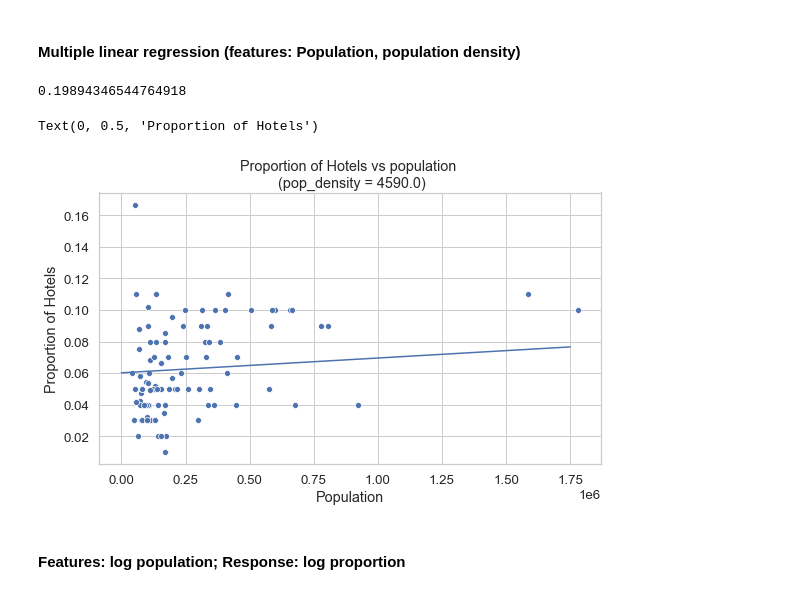
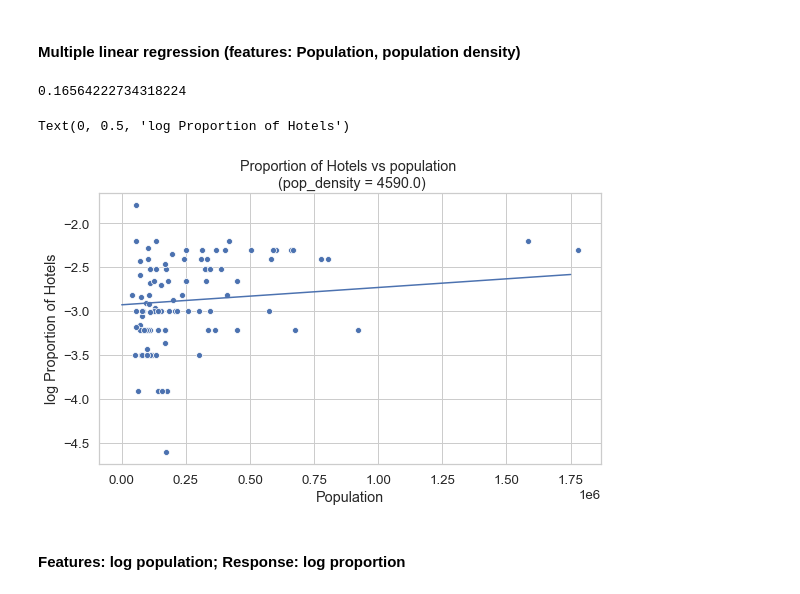
Before and after one commit to aldencabajar/coursera_capstone, a Jupyter notebook: capstone_project_notebook .ipynb, the cells around one changed output. Drawn from its saved outputs; the diff is of its cells as text; code cells hidden in the pictures.

```diff
--- a/capstone_project_notebook .ipynb
+++ b/capstone_project_notebook .ipynb
@@ -439,32 +454,36 @@ Coffee_shop_df.shape
 #### Multiple linear regression (features: Population, population density)
 # %%
 from sklearn.linear_model import LinearRegression
+from sklearn.model_selection import cross_val_score
 
 
 X_hotels = Hotels_df[['Population', 'pop_density']]
 Y_hotels_prop = Hotels_df['prop']
+Y_hotels_prop_log = [math.log(pop) for pop in Y_hotels_prop]
+
+#X_train
 
 lr = LinearRegression()
-lr.fit(X_hotels, Y_hotels_prop)
+lr.fit(X_hotels, Y_hotels_prop_log)
 
-preds = lr.predict(X_hotels)
-lr.score(X_hotels, Y_hotels_prop)
+cv_lr = cross_val_score(lr, X_hotels, Y_hotels_prop_log, cv = 5, scoring = 'neg_root_mean_squared_error')
+lr.score(X_hotels, Y_hotels_prop_log)
 # %% [output]
-0.19894346544764918
+0.16564222734318224
 # %%
 mean_pop_density = round(X_hotels.pop_density.mean(),-1)
 forLineVals = pd.DataFrame({'Population': np.linspace(0, 1.75e6),
                             'pop_density': mean_pop_density})
 
 preds = lr.predict(forLineVals)
 fig, ax = pyplot.subplots(figsize = (9, 5))
 lplot = sns.lineplot(np.linspace(0, 1.75e6), preds)
-sns.scatterplot(X_hotels['Population'], Y_hotels_prop)
+sns.scatterplot(X_hotels['Population'], Y_hotels_prop_log)
 lplot.set_title('Proportion of Hotels vs population \n (pop_density = {})'.format(mean_pop_density))
-lplot.set_ylabel('Proportion of Hotels')
+lplot.set_ylabel('log Proportion of Hotels')
 # %% [output]
-Text(0, 0.5, 'Proportion of Hotels')
+Text(0, 0.5, 'log Proportion of Hotels')
-[figure, old version]
+[figure, new version]
 # %% [markdown]
 #### Features: log population; Response: log proportion
 # %%
```
Also changed, not shown: parts of 18 cells of this notebook.
